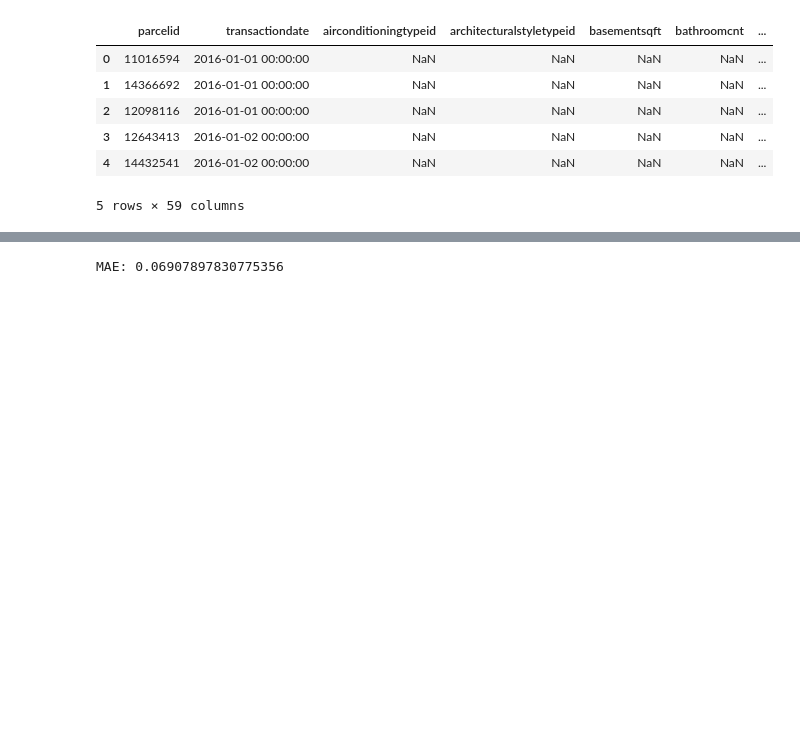
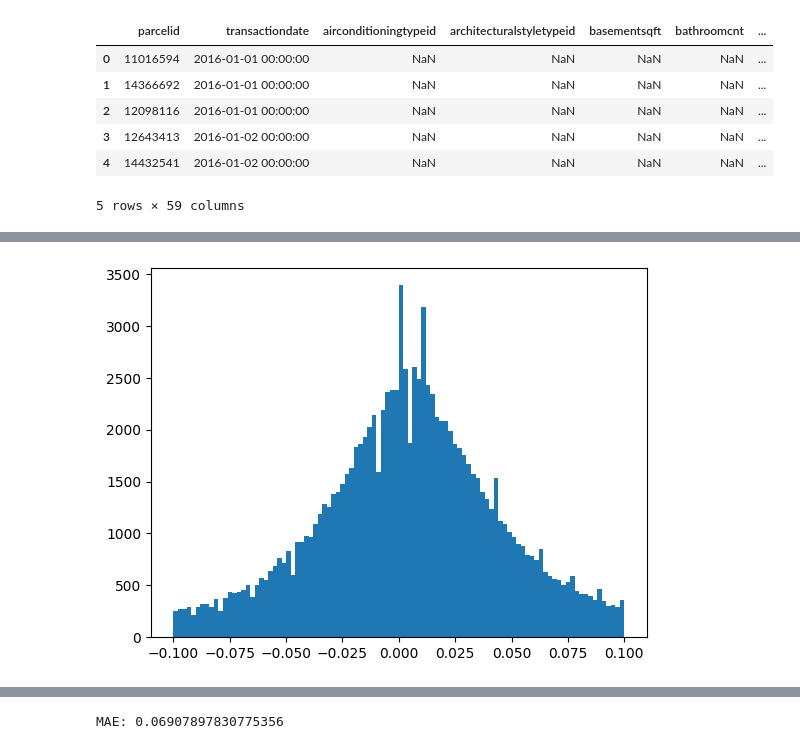
Before and after one commit to efazHossain/DATA-4380, a Jupyter notebook: Projects/TabularData/Zillow_Zestimate.ipynb, the cells around one changed output, grey strips where cells are left out. Drawn from its saved outputs; the diff is of its cells as text; code cells hidden in the pictures; blank space fills up the shorter version.

```diff
--- a/Projects/TabularData/Zillow_Zestimate.ipynb
+++ b/Projects/TabularData/Zillow_Zestimate.ipynb
@@ -196,0 +219,4 @@ preds = clf.predict(X_valid)
+# %%
+plt.hist(y_train,bins=100,range=(-.1,.1));
+# %% [output]
+[figure, added]
```
Also changed, not shown: parts of 28 cells of this notebook.
